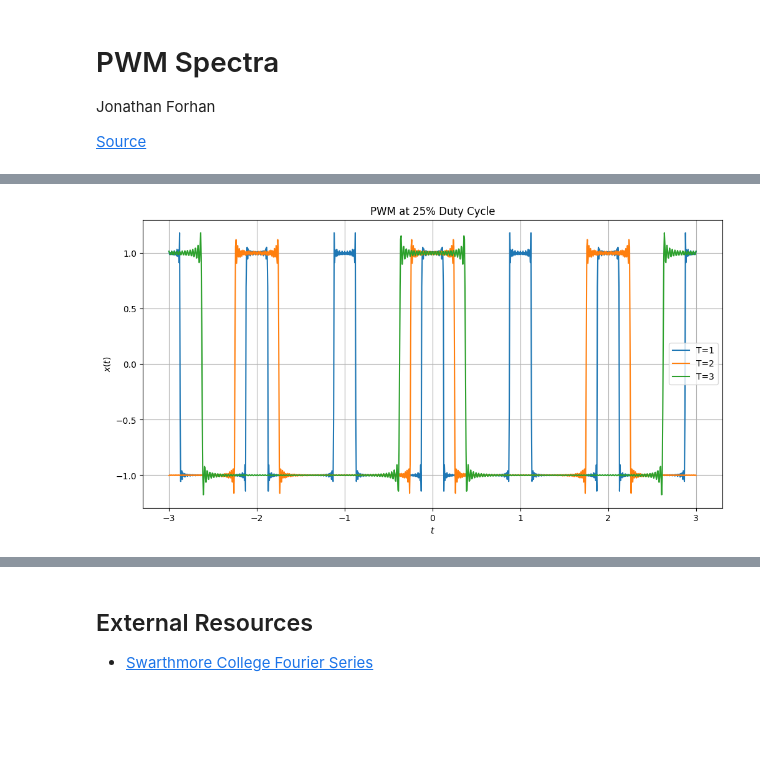
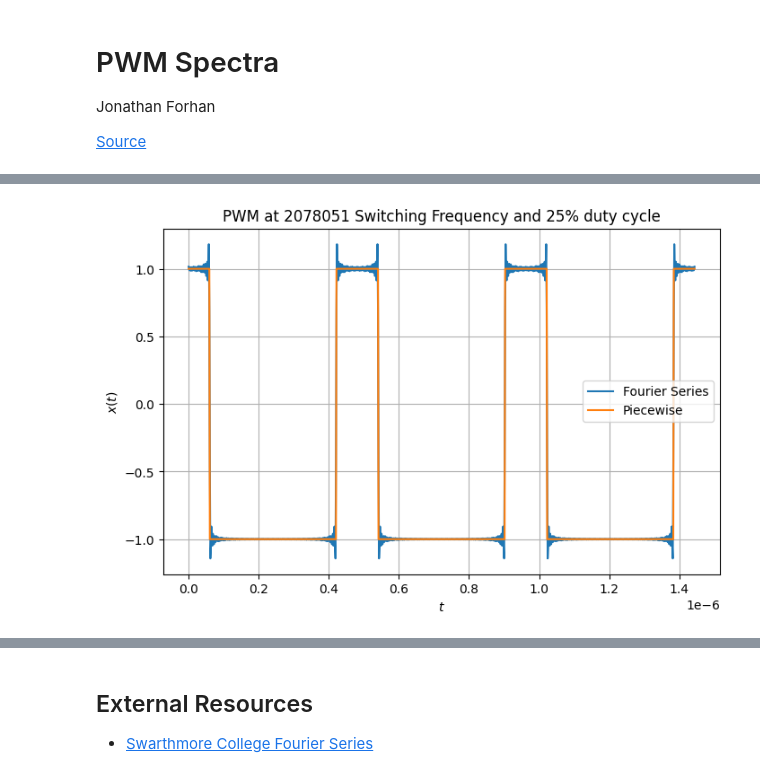
Before and after one commit to jonathanforhan/Homework-Mono, a Jupyter notebook: ee201/project-2/pwm-spectra.ipynb, the cells around one changed output, grey strips where cells are left out. Cells and saved outputs as stored; diff of their text form; code cells hidden in the pictures; blank space fills up the shorter version.

```diff
--- a/ee201/project-2/pwm-spectra.ipynb
+++ b/ee201/project-2/pwm-spectra.ipynb
@@ -45,23 +107,35 @@ def gen_sig(t, T, duty_cycle=0.5, c_m=None):
 # %%
+# @title Plot of the square wave with a frequency of my student ID
+
 plt.clf
-plt.figure(figsize=(12, 6))
-plt.title('PWM at 25% Duty Cycle')
+plt.figure(figsize=(8, 5))
+plt.title('PWM at 2078051 Switching Frequency and 25% duty cycle')
 plt.grid(True)
 plt.ylabel('$x(t)$')
 plt.xlabel('$t$')
 
-x = np.linspace(-3, 3, 1000)
+f = 2078051
+T = 1 / f
 
-y = [gen_sig(t, T=1, duty_cycle=0.25) for t in x]
-plt.plot(x, y, label='T=1')
+x = np.linspace(0, T*3, 1000)
 
-y = [gen_sig(t, T=2, duty_cycle=0.25) for t in x]
-plt.plot(x, y, label='T=2')
+y = [gen_sig(t, T, duty_cycle=0.25) for t in x]
+plt.plot(x, y, label='Fourier Series')
 
-y = [gen_sig(t, T=3, duty_cycle=0.25) for t in x]
-plt.plot(x, y, label='T=3')
+def simple_sig(t, T, duty_cycle):
+    if t % T > T/2: # get both sides of period
+        t %= -T
+    else:
+        t %= T
+    t = np.abs(t)
+    return 1 if t <= duty_cycle * T / 2 else -1
+
+
+y = [simple_sig(t, T, duty_cycle=0.25) for t in x]
+plt.plot(x, y, label='Piecewise')
+
 
 plt.legend(loc='best')
 plt.show()
 # %% [output]
-[figure, old version]
+[figure, new version]
```
Also changed, not shown: parts of 10 cells of this notebook, 1 other file.
